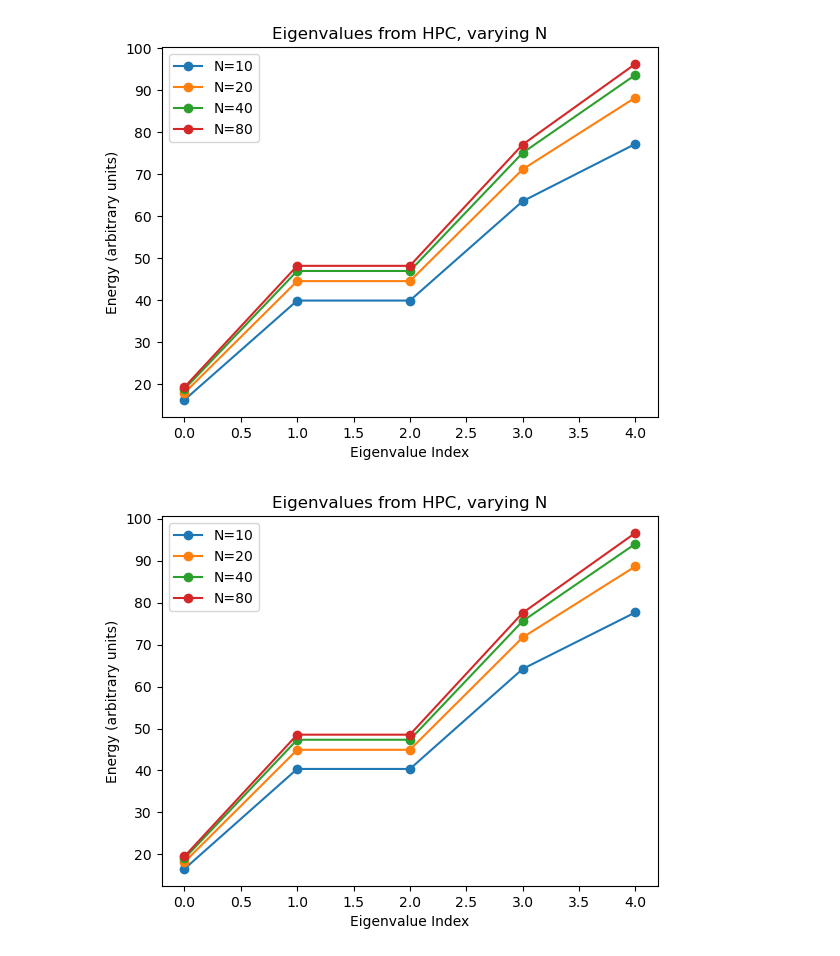
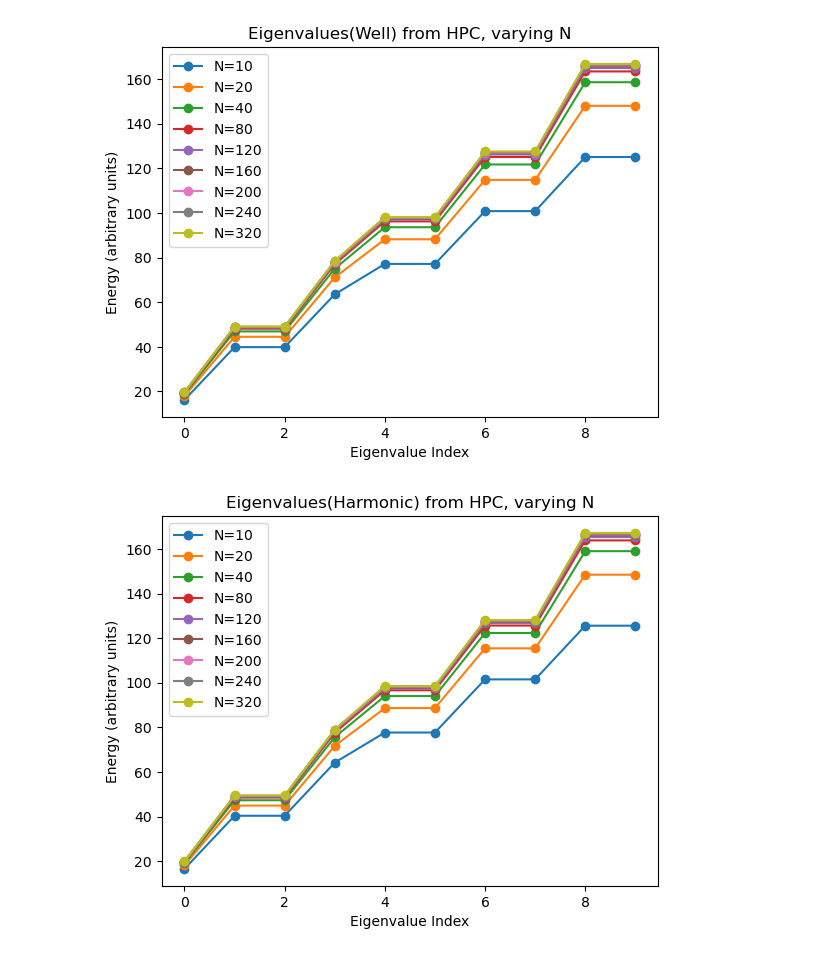
Before and after one commit to desaiamogh31/utd-hpc-course-repo, a Jupyter notebook: hw2/src/analysis.ipynb, the cells around one changed output. Saved outputs shown, nothing was run; the diff lists cells and outputs as text; code cells hidden in the pictures.

```diff
--- a/hw2/src/analysis.ipynb
+++ b/hw2/src/analysis.ipynb
@@ -4,7 +4,7 @@ import matplotlib.pyplot as plt
 #Define the directory where your data files are located
 data_dir = "/Users/a.n.d./Documents/UTD/Coursework/HPC/Assignments/HW2/results_local"
 
-N = [10, 20, 40, 80] # Adjust as needed (use the largest N you ran on HPC)
+N = [10, 20, 40, 80, 120, 160, 200, 240, 320] # Adjust as needed (use the largest N you ran on HPC)
 
 #To visualize the eigenvalues for different N values, we can plot them on the same graph for comparison.
 for n in N:
@@ -13,27 +13,27 @@ for n in N:
 
 plt.xlabel('Eigenvalue Index')
 plt.ylabel('Energy (arbitrary units)')
-plt.title(f'Eigenvalues from HPC, varying N')
+plt.title(f'Eigenvalues(Well) from HPC, varying N')
 plt.legend()
 plt.savefig(f"{data_dir}/eigenvalues_N_well.png")
 plt.show()
 plt.close()
 # %% [output]
-[figure, old version]
+[figure, new version]
 # %%
 # To visualize the eigenvalues for the harmonic potential case, we can do the same as above but with the files corresponding to the harmonic potential.
 for n in N:
     data = np.loadtxt(f'{data_dir}/eigs_N{n}_harmonic.txt')
     plt.plot(data, 'o-', label=f'N={n}')
 
 plt.xlabel('Eigenvalue Index')
 plt.ylabel('Energy (arbitrary units)')
-plt.title(f'Eigenvalues from HPC, varying N')
+plt.title(f'Eigenvalues(Harmonic) from HPC, varying N')
 plt.legend()
 plt.savefig(f"{data_dir}/eigenvalues_N_harmonic.png")
 plt.show()
 # %% [output]
-[figure, old version]
+[figure, new version]
 # %%
 # Now, let's analyze the convergence of the ground state energy as we increase N.
 E0 = []
```
Also changed, not shown: parts of 6 cells of this notebook, 4 other files.
